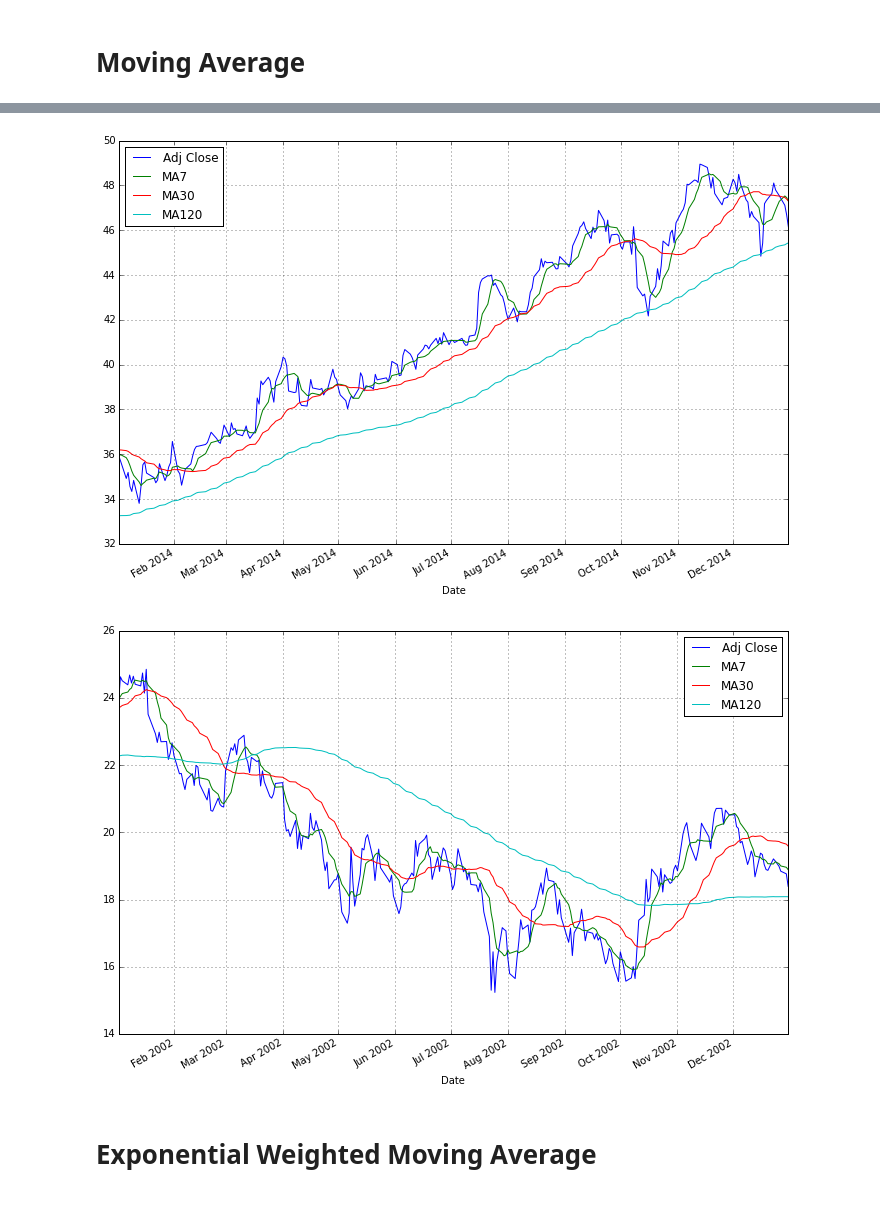
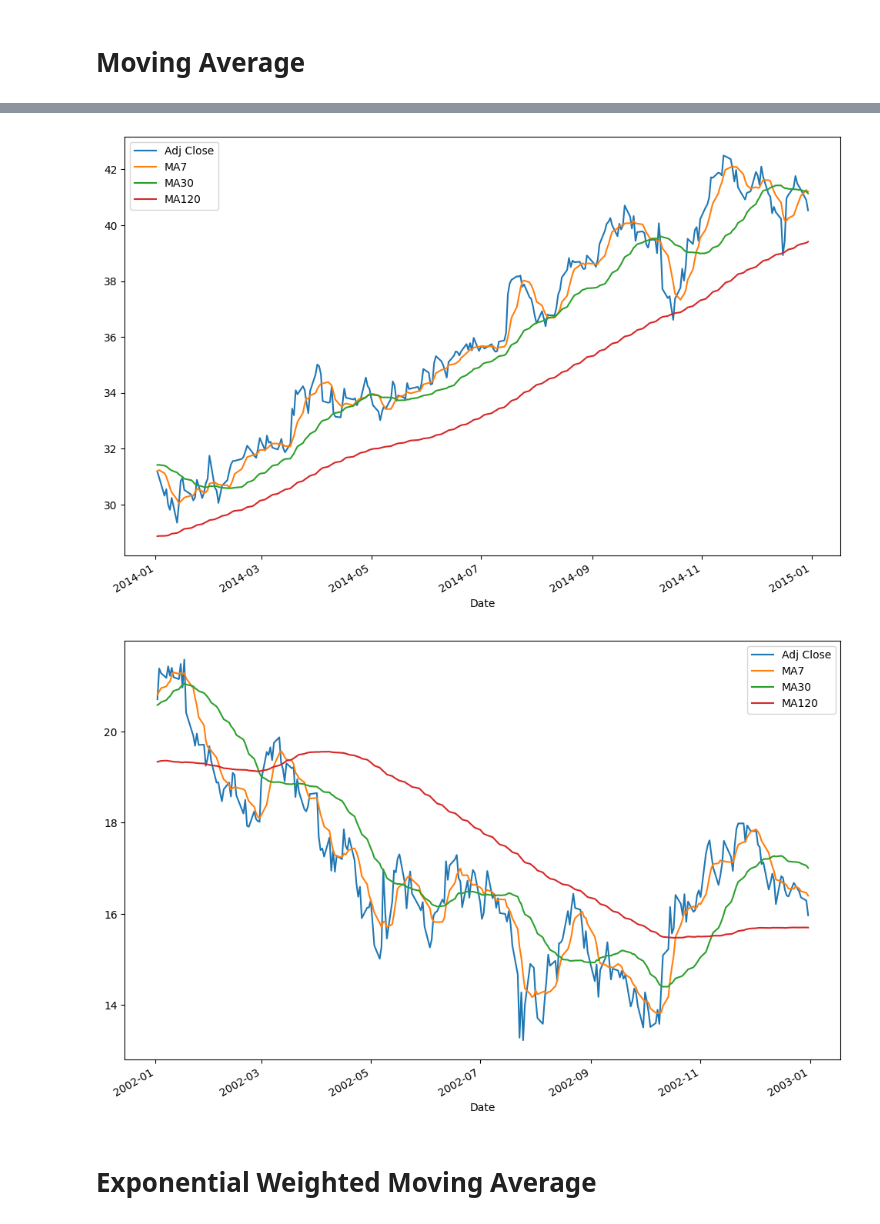
Before and after one commit to FengZhou4/Mastering-Pandas-for-Finance-Update, a Jupyter notebook: Misc/07_Algorithmic_Trading.nbconvert.ipynb, the cells around one changed output, grey strips where cells are left out. Drawn from its saved outputs; the diff is of its cells as text; code cells hidden in the pictures.

Commit message:
data get adapter

```diff
--- a/Misc/07_Algorithmic_Trading.nbconvert.ipynb
+++ b/Misc/07_Algorithmic_Trading.nbconvert.ipynb
@@ -24,7 +57,14 @@ pd.set_option('precision', 6)
 # %%
 # get stock data for microsoft
-msft = web.DataReader("MSFT", "yahoo",
-                      datetime(2000, 1, 1),
-                      datetime(2014, 12, 31))
+# msft = web.DataReader("MSFT", "yahoo",
+#                       datetime(2000, 1, 1),
+#                       datetime(2014, 12, 31))
+import pandas_datareader.data as webdata
+import datetime
+import pandas as pd
+import yfinance
+
+yfinance.pdr_override()
+msft = webdata.get_data_yahoo("MSFT", datetime.datetime(2000, 1, 1), datetime.datetime(2014, 12, 31))
 msft[:5]
 # %% [output]
@@ -38,23 +89,27 @@ Date
 # %%
 # calculate 7, 30, 90 and 120 rolling windows
-msft['MA7'] = pd.rolling_mean(msft['Adj Close'], 7)
-msft['MA30'] = pd.rolling_mean(msft['Adj Close'], 30)
-msft['MA90'] = pd.rolling_mean(msft['Adj Close'], 90)
-msft['MA120'] = pd.rolling_mean(msft['Adj Close'], 120)
+# msft['MA7'] = pd.rolling_mean(msft['Adj Close'], 7)
+# msft['MA30'] = pd.rolling_mean(msft['Adj Close'], 30)
+# msft['MA90'] = pd.rolling_mean(msft['Adj Close'], 90)
+# msft['MA120'] = pd.rolling_mean(msft['Adj Close'], 120)
+msft['MA7'] = msft['Adj Close'].rolling(7).mean()
+msft['MA30'] = msft['Adj Close'].rolling(30).mean()
+msft['MA90'] = msft['Adj Close'].rolling(90).mean()
+msft['MA120'] = msft['Adj Close'].rolling(120).mean()
 # %%
 # plot the price against the various rolling windows
-msft['2014'][['Adj Close', 'MA7',
+msft.loc['2014'][['Adj Close', 'MA7',
               'MA30', 'MA120']].plot(figsize=(12,8));
 plt.savefig('5104OS_07_01.png', bbox_inches='tight', dpi=300)
 # %% [output]
-[figure, old version]
+[figure, new version]
 # %%
 # plot the price against the various rolling windows
-msft['2002'][['Adj Close', 'MA7',
+msft.loc['2002'][['Adj Close', 'MA7',
               'MA30', 'MA120']].plot(figsize=(12,8));
 plt.savefig('5104OS_07_02.png', bbox_inches='tight', dpi=300)
 # %% [output]
-[figure, old version]
+[figure, new version]
 # %% [markdown]
 # Exponential Weighted Moving Average
 # %%
```
Also changed, not shown: parts of 10 cells of this notebook, 8 other files.
